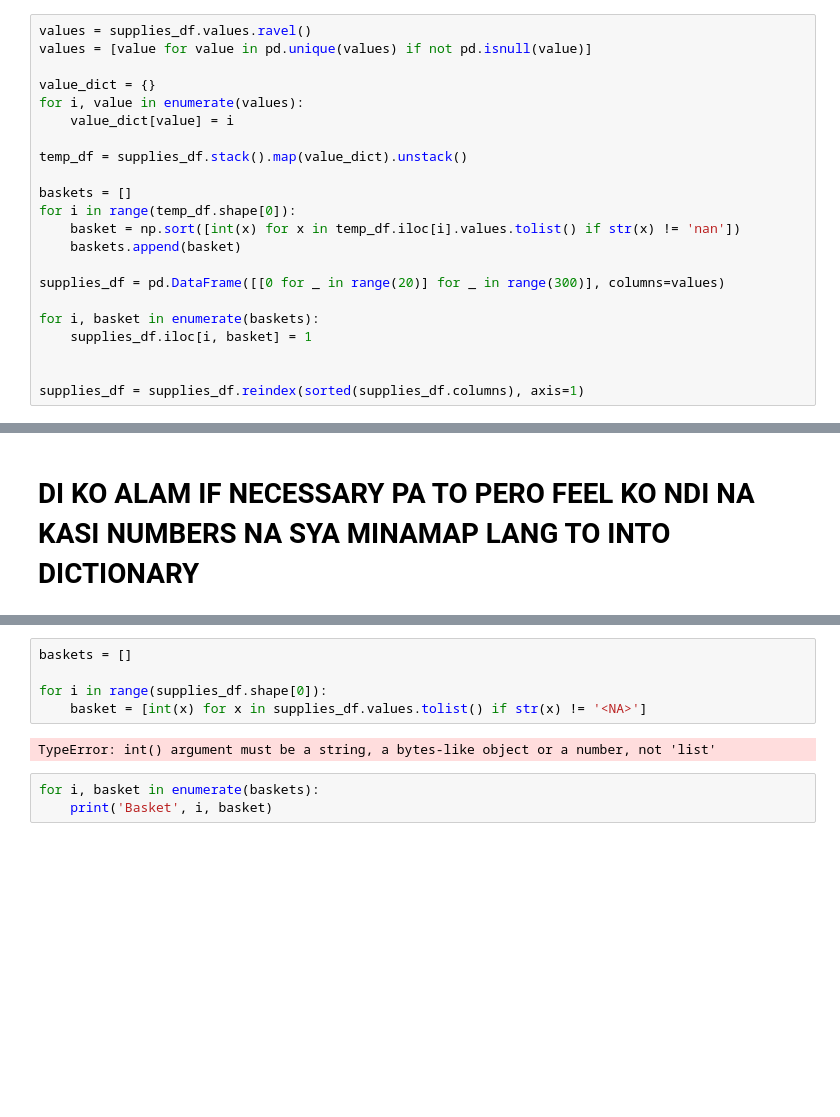
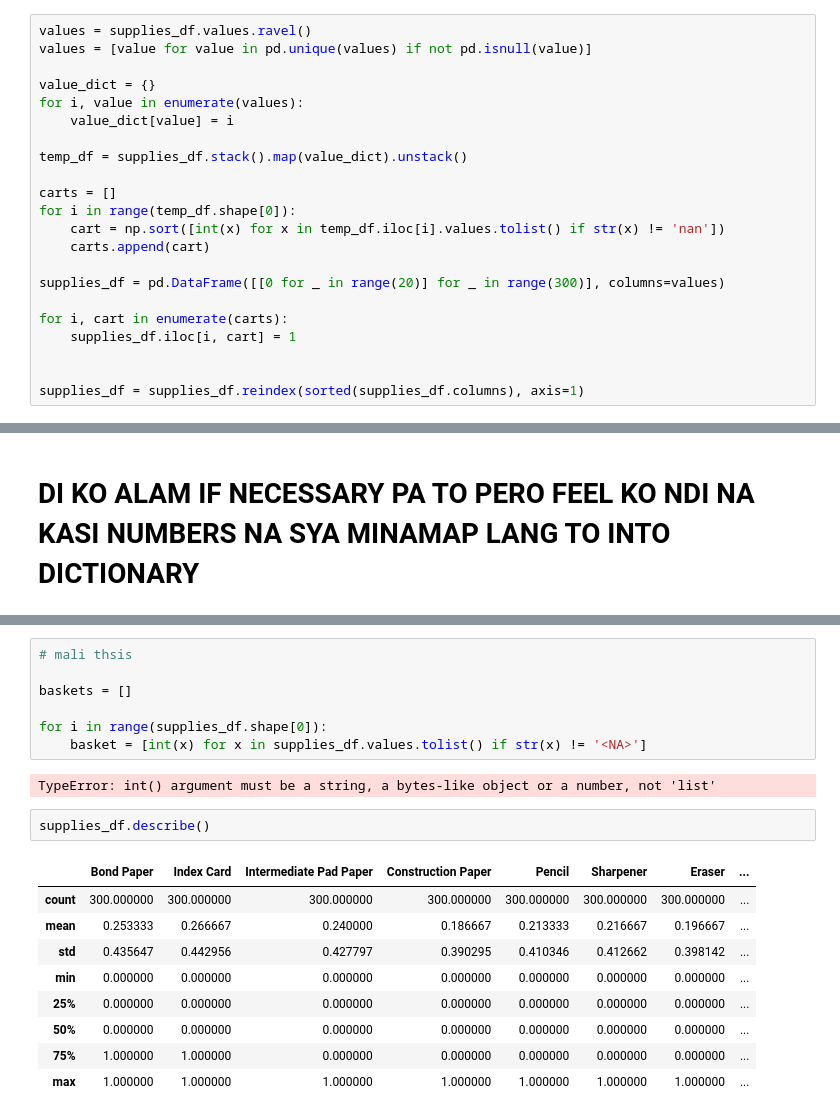
Before and after one commit to louisaboy/CSMODELProject2, a Jupyter notebook: CSMODEL-Project2-S12-Group#12.ipynb, the cells around one changed output, grey strips where cells are left out. Saved outputs shown, nothing was run; the diff lists cells and outputs as text; blank space fills up the shorter version.

```diff
--- a/CSMODEL-Project2-S12-Group#12.ipynb
+++ b/CSMODEL-Project2-S12-Group#12.ipynb
@@ -92,15 +92,15 @@ for i, value in enumerate(values):
 
 temp_df = supplies_df.stack().map(value_dict).unstack()
 
-baskets = []
+carts = []
 for i in range(temp_df.shape[0]):
-    basket = np.sort([int(x) for x in temp_df.iloc[i].values.tolist() if str(x) != 'nan'])
-    baskets.append(basket)
+    cart = np.sort([int(x) for x in temp_df.iloc[i].values.tolist() if str(x) != 'nan'])
+    carts.append(cart)
 
 supplies_df = pd.DataFrame([[0 for _ in range(20)] for _ in range(300)], columns=values)
 
-for i, basket in enumerate(baskets):
-    supplies_df.iloc[i, basket] = 1
+for i, cart in enumerate(carts):
+    supplies_df.iloc[i, cart] = 1
 
 
 supplies_df = supplies_df.reindex(sorted(supplies_df.columns), axis=1)
@@ -145,10 +171,21 @@ Unique values: 20
 # %%
+# mali thsis
+
 baskets = []
 
 for i in range(supplies_df.shape[0]):
     basket = [int(x) for x in supplies_df.values.tolist() if str(x) != '<NA>']
 # %% [output]
 TypeError: int() argument must be a string, a bytes-like object or a number, not 'list'
-# %%
-for i, basket in enumerate(baskets):
-    print('Basket', i, basket)
+# %%
+supplies_df.describe()
+# %% [output]
+|  | Bond Paper | Index Card | Intermediate Pad Paper | Construction Paper | Pencil | Sharpener | Eraser | ... |
+| count | 300.000000 | 300.000000 | 300.000000 | 300.000000 | 300.000000 | 300.000000 | 300.000000 | ... |
+| mean | 0.253333 | 0.266667 | 0.240000 | 0.186667 | 0.213333 | 0.216667 | 0.196667 | ... |
+| std | 0.435647 | 0.442956 | 0.427797 | 0.390295 | 0.410346 | 0.412662 | 0.398142 | ... |
+| min | 0.000000 | 0.000000 | 0.000000 | 0.000000 | 0.000000 | 0.000000 | 0.000000 | ... |
+| 25% | 0.000000 | 0.000000 | 0.000000 | 0.000000 | 0.000000 | 0.000000 | 0.000000 | ... |
+| 50% | 0.000000 | 0.000000 | 0.000000 | 0.000000 | 0.000000 | 0.000000 | 0.000000 | ... |
+| 75% | 1.000000 | 1.000000 | 0.000000 | 0.000000 | 0.000000 | 0.000000 | 0.000000 | ... |
+| max | 1.000000 | 1.000000 | 1.000000 | 1.000000 | 1.000000 | 1.000000 | 1.000000 | ... |
```
Also changed, not shown: parts of 8 cells of this notebook, 1 other file.
